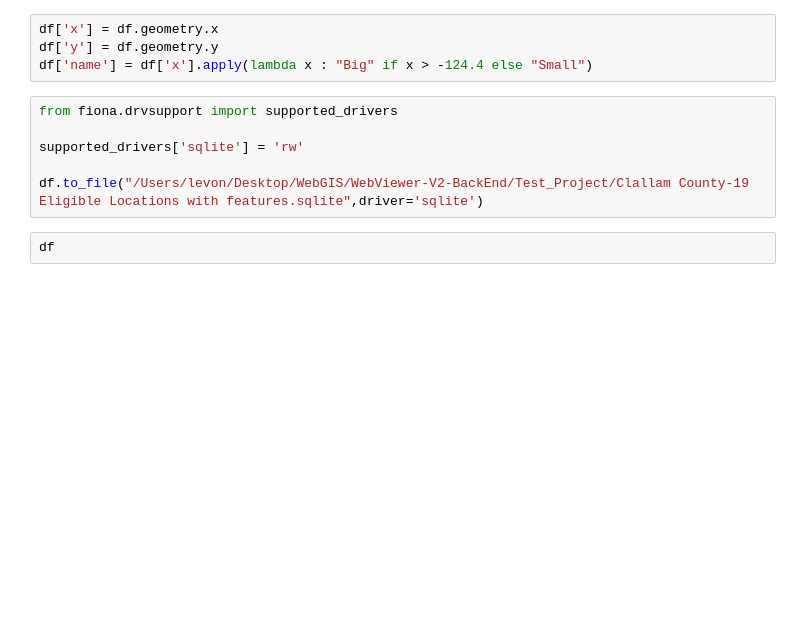
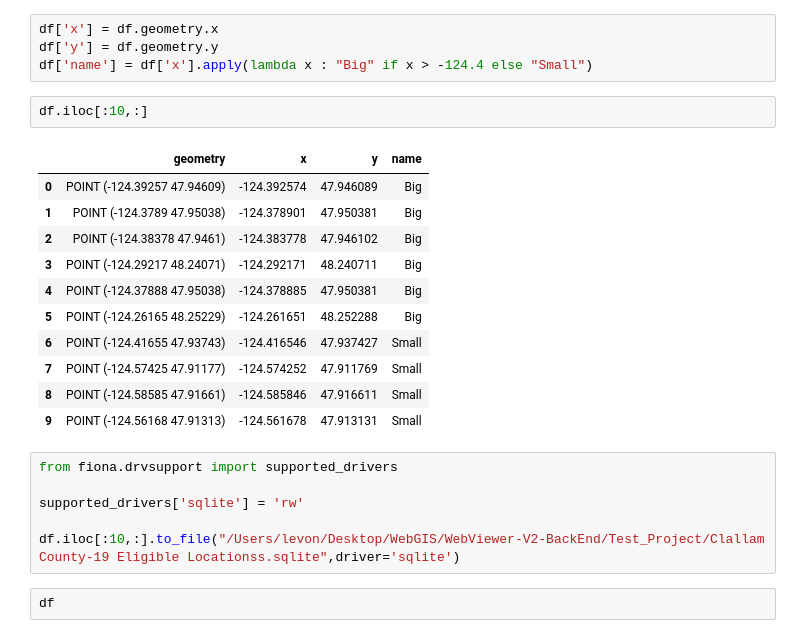
Before and after one commit to WebGisViewer/WebViewer-V2-BackEnd, a Jupyter notebook: post_mannual.ipynb, the cells around one changed output. Cells and saved outputs as stored; diff of their text form; blank space fills up the shorter version.

```diff
--- a/post_mannual.ipynb
+++ b/post_mannual.ipynb
@@ -1267,12 +799,26 @@ df = gpd.read_file("/Users/levon/Desktop/WebGIS/WebViewer-V2-BackEnd/Test_Projec
 df['x'] = df.geometry.x
 df['y'] = df.geometry.y
 df['name'] = df['x'].apply(lambda x : "Big" if x > -124.4 else "Small")
+# %%
+df.iloc[:10,:]
+# %% [output]
+|  | geometry | x | y | name |
+| 0 | POINT (-124.39257 47.94609) | -124.392574 | 47.946089 | Big |
+| 1 | POINT (-124.3789 47.95038) | -124.378901 | 47.950381 | Big |
+| 2 | POINT (-124.38378 47.9461) | -124.383778 | 47.946102 | Big |
+| 3 | POINT (-124.29217 48.24071) | -124.292171 | 48.240711 | Big |
+| 4 | POINT (-124.37888 47.95038) | -124.378885 | 47.950381 | Big |
+| 5 | POINT (-124.26165 48.25229) | -124.261651 | 48.252288 | Big |
+| 6 | POINT (-124.41655 47.93743) | -124.416546 | 47.937427 | Small |
+| 7 | POINT (-124.57425 47.91177) | -124.574252 | 47.911769 | Small |
+| 8 | POINT (-124.58585 47.91661) | -124.585846 | 47.916611 | Small |
+| 9 | POINT (-124.56168 47.91313) | -124.561678 | 47.913131 | Small |
 # %%
 from fiona.drvsupport import supported_drivers
 
 supported_drivers['sqlite'] = 'rw'
 
-df.to_file("/Users/levon/Desktop/WebGIS/WebViewer-V2-BackEnd/Test_Project/Clallam County-19 Eligible Locations with features.sqlite",driver='sqlite')
+df.iloc[:10,:].to_file("/Users/levon/Desktop/WebGIS/WebViewer-V2-BackEnd/Test_Project/Clallam County-19 Eligible Locationss.sqlite",driver='sqlite')
 # %%
 df
 # %% [output]
```
Also changed, not shown: parts of 38 cells of this notebook, 5 other files.
